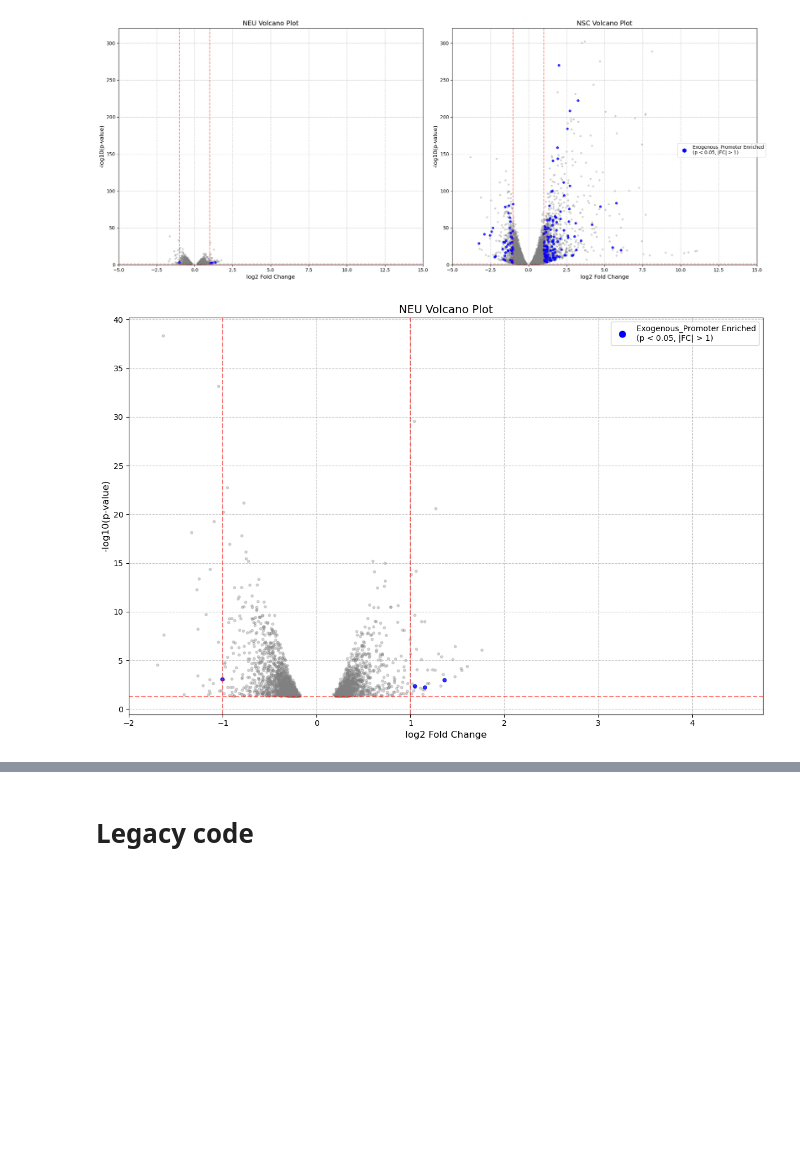
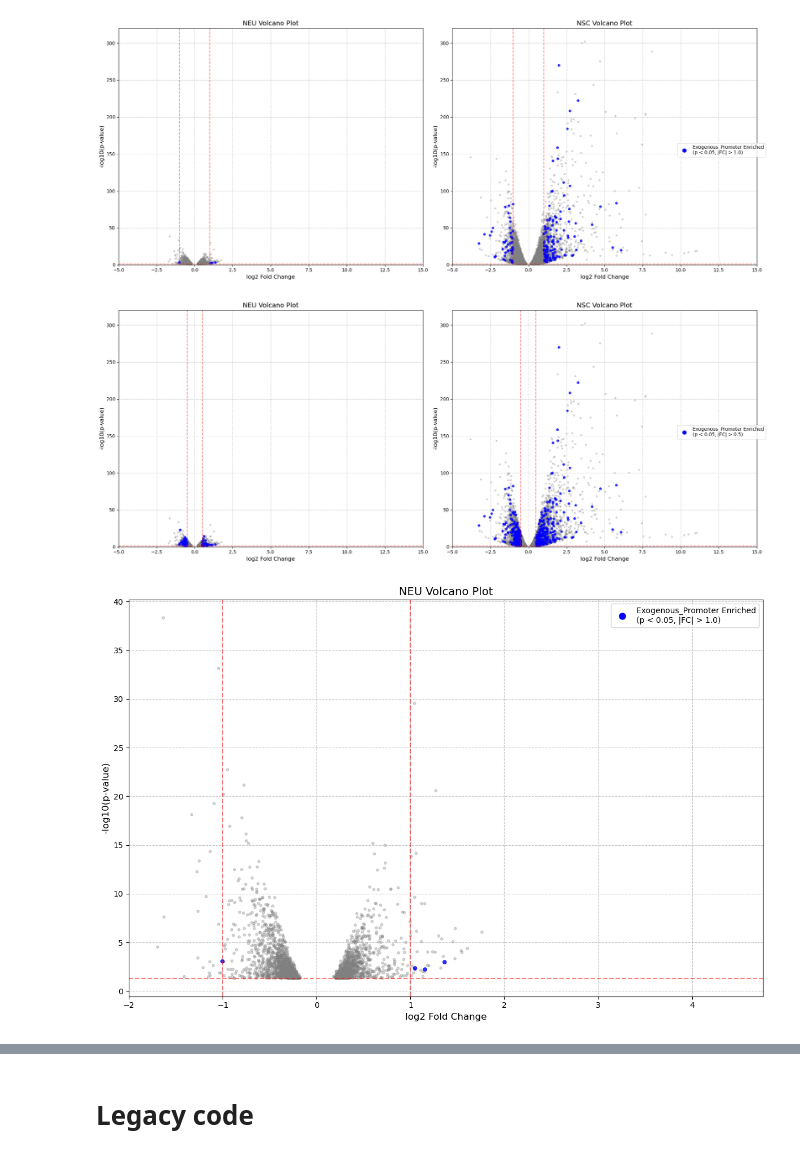
Before and after one commit to michal7kw/SRF_MECP2, a Jupyter notebook: volcano.ipynb, the cells around one changed output, grey strips where cells are left out. Saved outputs shown, nothing was run; the diff lists cells and outputs as text; code cells hidden in the pictures; blank space fills up the shorter version.

```diff
--- a/volcano.ipynb
+++ b/volcano.ipynb
@@ -283,9 +303,22 @@ fig, axes = plot_volcanoes_side_by_side(data1, data2,
 plt.show()
 # %% [output]
 [figure]
+# %%
+data1 = volcano_plot_data(DEA_NEU, mecp2_NEU, size=10, fc_threshold=0.5)
+data2 = volcano_plot_data(DEA_NSC, mecp2_NSC, size=10, fc_threshold=0.5)
+
+# Create the plots
+fig, axes = plot_volcanoes_side_by_side(
+    data1, data2,
+    titles=('NEU Volcano Plot', 'NSC Volcano Plot')
+)
+plt.show()
+# %% [output]
+[figure, added]
 # %%
 def plot_single_volcano(data, title='Volcano Plot',
-                       promoter_type='Exogenous_Promoter'):
+                       promoter_type='Exogenous_Promoter',
+                       fc_threshold=1.0, p_value_threshold=0.05):
     # Create single figure
     fig, ax = plt.subplots(figsize=(12, 8))
 
@@ -300,9 +333,9 @@ def plot_single_volcano(data, title='Volcano Plot',
               s=data['colored']['size'])
 
     # Add lines for thresholds
-    ax.axhline(y=-np.log10(0.05), color='r', linestyle='--', alpha=0.5)
-    ax.axvline(x=1, color='r', linestyle='--', alpha=0.5)
-    ax.axvline(x=-1, color='r', linestyle='--', alpha=0.5)
+    ax.axhline(y=-np.log10(p_value_threshold), color='r', linestyle='--', alpha=0.5)
+    ax.axvline(x=fc_threshold, color='r', linestyle='--', alpha=0.5)
+    ax.axvline(x=-fc_threshold, color='r', linestyle='--', alpha=0.5)
 
     # Configure axes
     ax.set_xlabel('log2 Fold Change', fontsize=12)
@@ -332,7 +365,7 @@ def plot_single_volcano(data, title='Volcano Plot',
     legend_elements = [
         plt.Line2D([0], [0], marker='o', color='w',
                   markerfacecolor='blue',
-                  label=f'{promoter_type} Enriched\n(p < 0.05, |FC| > 1)',
+                  label=f'{promoter_type} Enriched\n(p < {p_value_threshold}, |FC| > {fc_threshold})',
                   markersize=10)
     ]
 
@@ -340,11 +373,11 @@ def plot_single_volcano(data, title='Volcano Plot',
     plt.tight_layout()
 
     return fig, ax
-
-data = volcano_plot_data(DEA_NEU, mecp2_NEU, histone_marks=histone_marks_neu, size=10)
-
-# Create the single plot
-fig, ax = plot_single_volcano(data, title='NEU Volcano Plot')
-plt.show()
-# %% [output]
-[figure, removed]
+# %%
+data = volcano_plot_data(DEA_NEU, mecp2_NEU, size=10, fc_threshold=1.0)
+
+# Create the single plot
+fig, ax = plot_single_volcano(data, title='NEU Volcano Plot', fc_threshold=1.0)
+plt.show()
+# %% [output]
+[figure, added]
```
Also changed, not shown: parts of 3 cells of this notebook.
